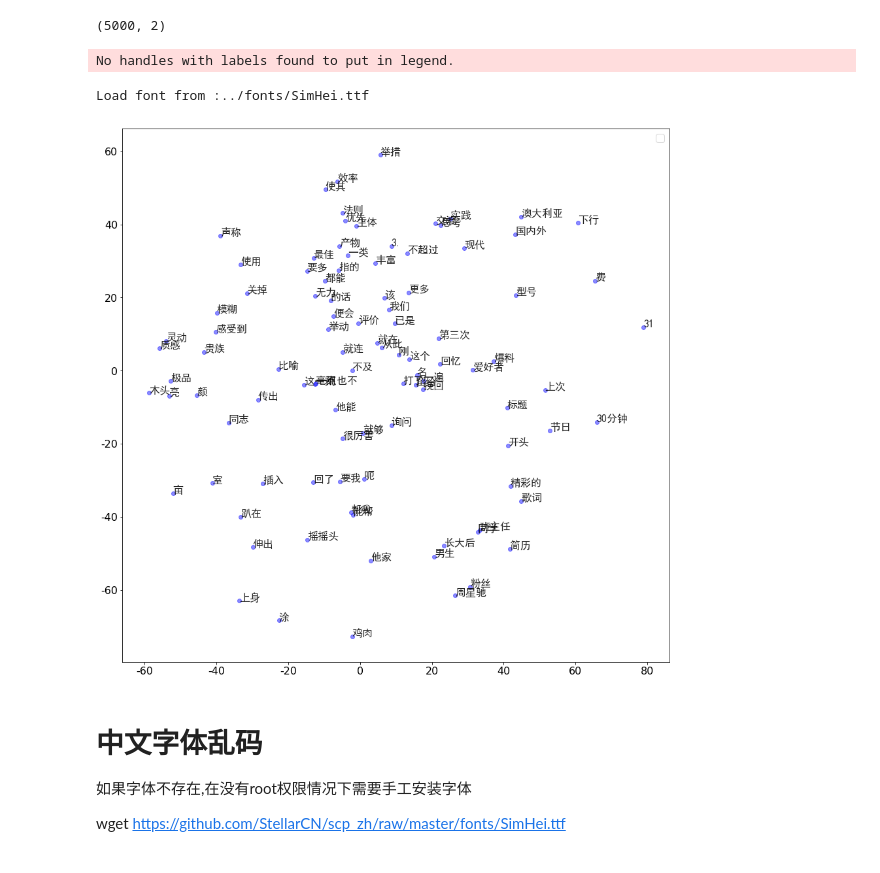
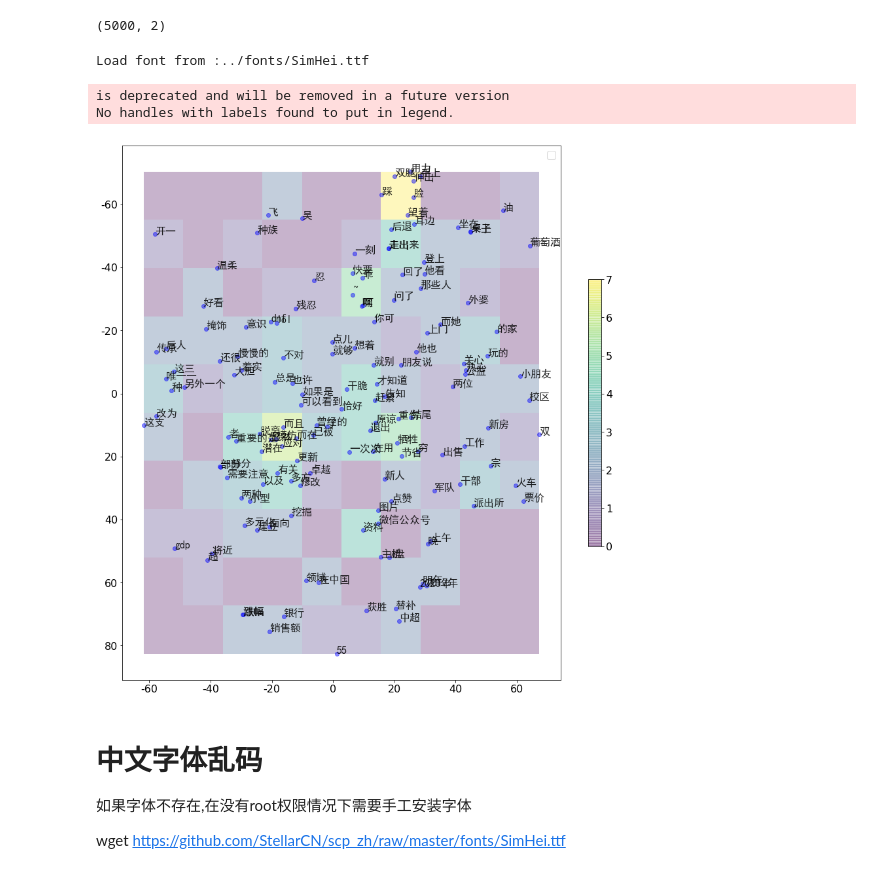
Before and after one commit to Flyfoxs/cut_word_vec, a Jupyter notebook: notebook/visual.ipynb, the cells around one changed output. Cells and saved outputs as stored; diff of their text form; code cells hidden in the pictures.

Commit message:
heat map for visual word vec

```diff
--- a/notebook/visual.ipynb
+++ b/notebook/visual.ipynb
@@ -60,37 +60,56 @@ res.shape
 # %%
 from matplotlib import pyplot as plt
 import matplotlib
 import os
 %matplotlib inline
 font_path = '../fonts/SimHei.ttf'
 if os.path.exists(font_path):
     print(f'Load font from :{font_path}')
     font = matplotlib.font_manager.FontProperties(fname=font_path, size=16)
 else:
     font = matplotlib.font_manager.FontProperties(['SimHei'])
     plt.rcParams['font.sans-serif'] = ['SimHei']  # 用来正常显示中文标签
 
 plt.rcParams['axes.unicode_minus'] = False  # 用来正常显示负号
 SMALL_SIZE = 16
 plt.rc('font', size=SMALL_SIZE)
 
-tmp = res.sample(100,random_state=0)
+tmp = res.sample(150,random_state=0)
 
 from matplotlib import pyplot as plt
 plt.figure(figsize=(15, 15))
+
+
+#热力图Begin
+bin_cnt = 10
+hm = pd.DataFrame()
+hm['x'] = pd.cut(tmp[0], bin_cnt)
+hm['x'] = pd.cut(tmp[0], bin_cnt)#.cat.codes
+hm['y'] = pd.cut(tmp[1], bin_cnt)#.cat.codes
+hm = hm.groupby(['x','y'])['x'].agg({'cnt':'count'}).reset_index()
+
+hm = hm.pivot_table(columns=['x'], index=['y'], values=['cnt'])
+hm = hm.fillna(0)
+
+extend = [tmp[0].min(), tmp[0].max() ,  tmp[1].max() , tmp[1].min(),]
+plt.imshow(hm, interpolation='nearest',aspect='auto', extent=extend, alpha=0.3)
+plt.colorbar(shrink=0.5)
+#热力图end
+
 #colors = 'r', 'g', 'b', 'c', 'm', 'y', 'k', 'w', 'orange', 'purple'
 for label, row in tmp.iterrows():
     #print(row[0], row[1], label)
     plt.scatter(row[0], row[1],color='blue',alpha=0.45)
     plt.annotate(label, (row[0], row[1]), fontproperties=font,alpha=0.85)
 
 
 plt.legend()
 plt.show()
 # %% [output]
-No handles with labels found to put in legend.
+Load font from :../fonts/SimHei.ttf
-Load font from :../fonts/SimHei.ttf
+is deprecated and will be removed in a future version
+No handles with labels found to put in legend.
-[figure, old version]
+[figure, new version]
 # %% [markdown]
 # 中文字体乱码
 
```
Also changed, not shown: parts of 2 cells of this notebook.
